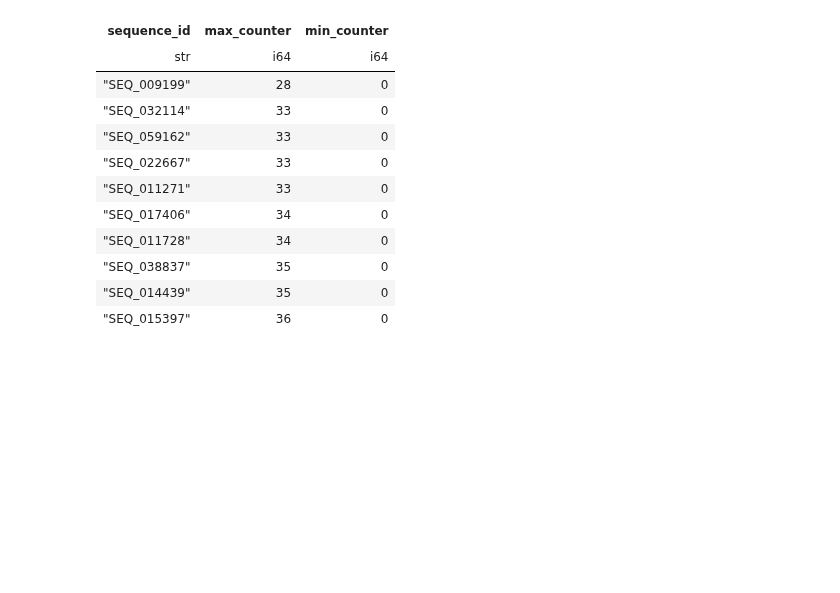
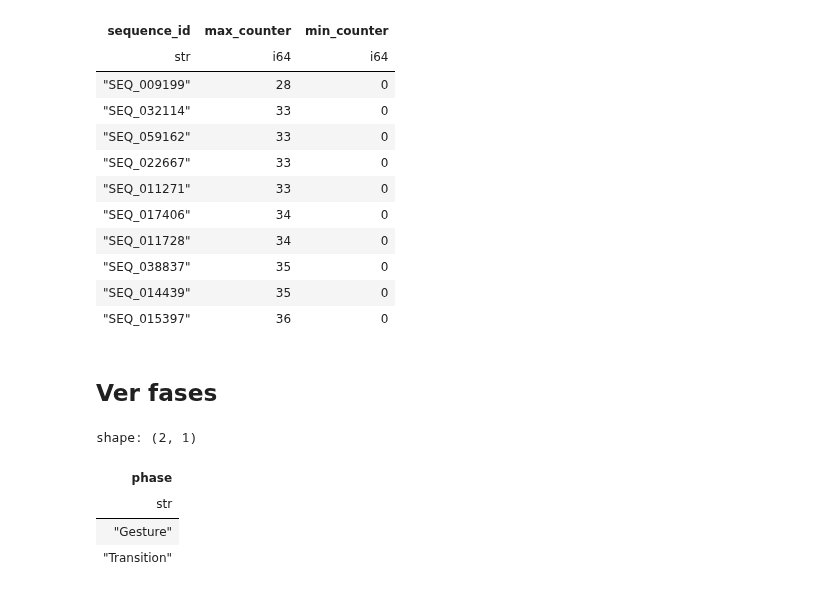
Before and after one commit to yabol02/detect_behavior_competition, a Jupyter notebook: eda.ipynb, the cells around one changed output. Saved outputs shown, nothing was run; the diff lists cells and outputs as text; code cells hidden in the pictures; blank space fills up the shorter version.

```diff
--- a/eda.ipynb
+++ b/eda.ipynb
@@ -676,3 +676,15 @@ shape: (10, 3)
 | "SEQ_038837" | 35 | 0 |
 | "SEQ_014439" | 35 | 0 |
 | "SEQ_015397" | 36 | 0 |
+# %% [markdown]
+## Ver fases
+# %%
+duckdb.query("""SELECT DISTINCT phase
+            FROM train_lf
+             """).pl()
+# %% [output]
+shape: (2, 1)
+| phase |
+| str |
+| "Gesture" |
+| "Transition" |
```
Also changed, not shown: parts of 5 cells of this notebook.
